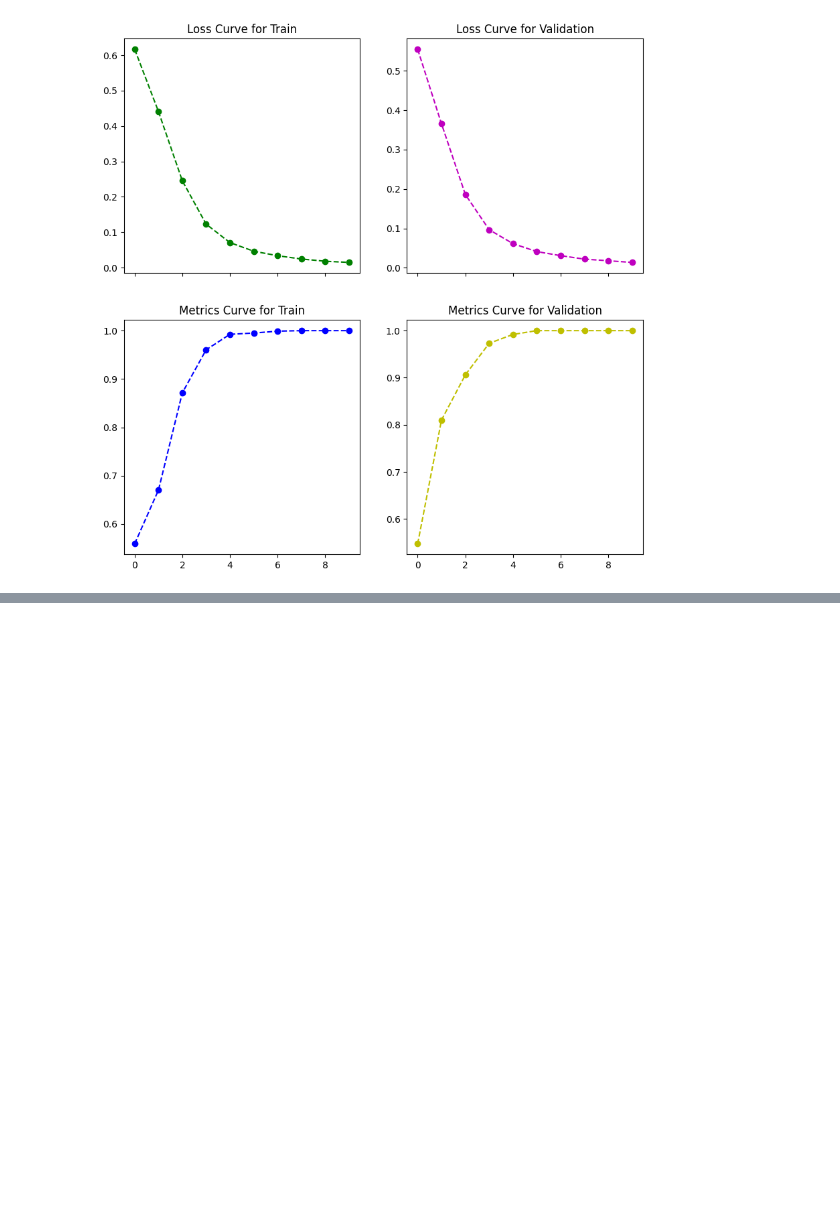
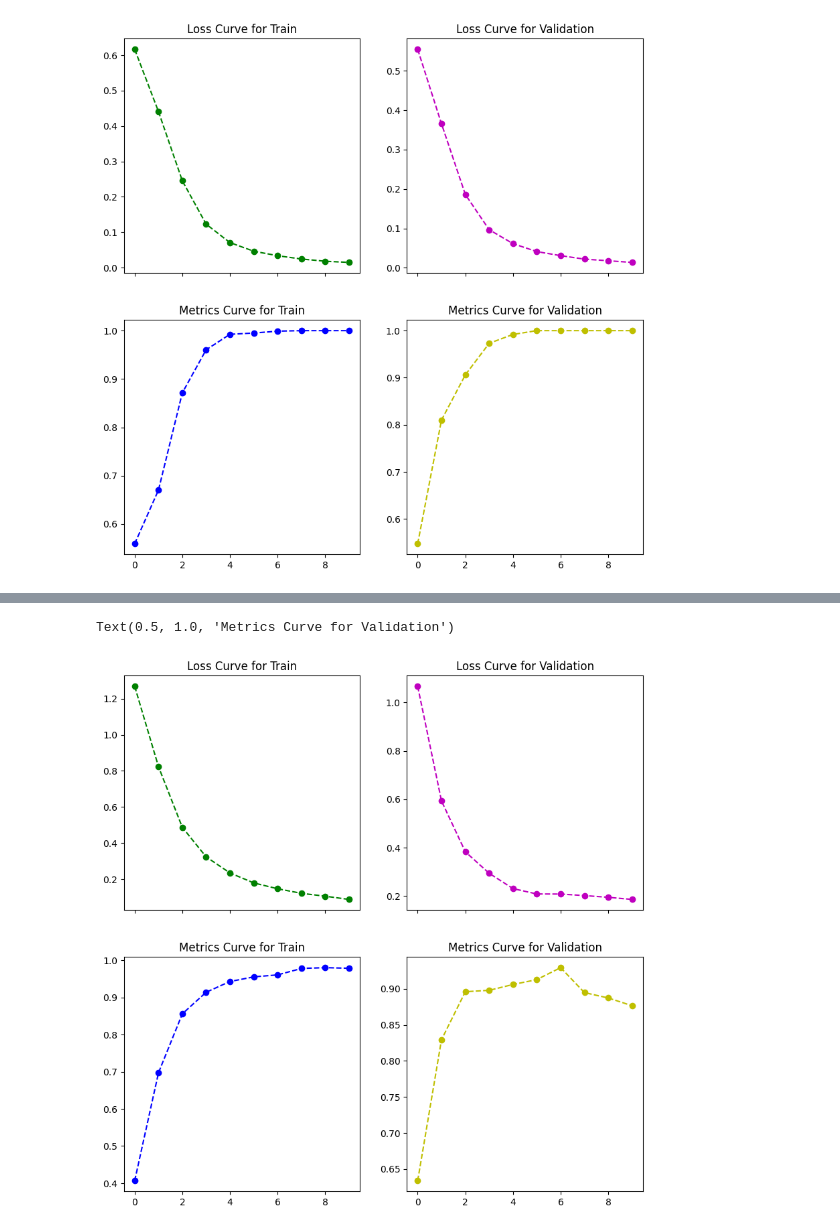
Before and after one commit to soutrik71/pytorch_classics, a Jupyter notebook: AP_Torch2.ipynb, the cells around one changed output, grey strips where cells are left out. Saved outputs shown, nothing was run; the diff lists cells and outputs as text; code cells hidden in the pictures; blank space fills up the shorter version.

```diff
--- a/AP_Torch2.ipynb
+++ b/AP_Torch2.ipynb
@@ -1033,0 +1112,8 @@ Text(0.5, 1.0, 'Metrics Curve for Validation')
+# %%
+for epoch in range(epochs):
+  print(f"The epoch is {epoch}")
+  for idx, (data,label) in enumerate(train_dataloader):
+    print(f"The batch id is:: {idx}")
+    print(f"The shape of a batch data in one epoch:: {data.shape}")
+    print(f"The shape of the batch label in one epoch:: {len(label)}")
+  break
@@ -1033,0 +1160,3 @@ Text(0.5, 1.0, 'Metrics Curve for Validation')
+# %%
+mc_model = MultiClassifier(input_dims = train_dataset.X.shape[1], output_dims=4, hidden_dims=64).to(device)
+print(mc_model)
@@ -1033,0 +1287,19 @@ Text(0.5, 1.0, 'Metrics Curve for Validation')
+# %%
+# loss_fn = nn.CrossEntropyLoss() # built in activation function softmax
+criterion = nn.NLLLoss() # with activation function added
+
+# Create an optimizer
+optimizer = torch.optim.Adam(params=mc_model.parameters(), lr=lr)
+
+metric = MulticlassAccuracy(device = device, num_classes=4)
+# %%
+# Place holders----
+train_losses = []
+train_metrics = []
+test_losses = []
+test_metrics = []
+
+for epoch in range(0,epochs):
+  print(f'Epoch {epoch}')
+  train_losses, train_metrics = train_module(mc_model, device, train_dataloader, optimizer, criterion, metric, train_losses, train_metrics)
+  test_losses , test_metrics = test_module(mc_model, device, test_dataloader, criterion, metric, test_losses, test_metrics)
@@ -1033,0 +1317,13 @@ Text(0.5, 1.0, 'Metrics Curve for Validation')
+# %%
+fig, ax = plt.subplots(2, 2, sharex=True, figsize=(10, 10))
+ax[0,0].plot(train_losses, "g--o")
+ax[0,0].set_title("Loss Curve for Train")
+ax[0,1].plot(test_losses, "m--o")
+ax[0,1].set_title("Loss Curve for Validation")
+ax[1,0].plot(train_metrics, "b--o")
+ax[1,0].set_title("Metrics Curve for Train")
+ax[1,1].plot(test_metrics, "y--o")
+ax[1,1].set_title("Metrics Curve for Validation")
+# %% [output]
+Text(0.5, 1.0, 'Metrics Curve for Validation')
+[figure, added]
```
Also changed, not shown: parts of 20 cells of this notebook.
